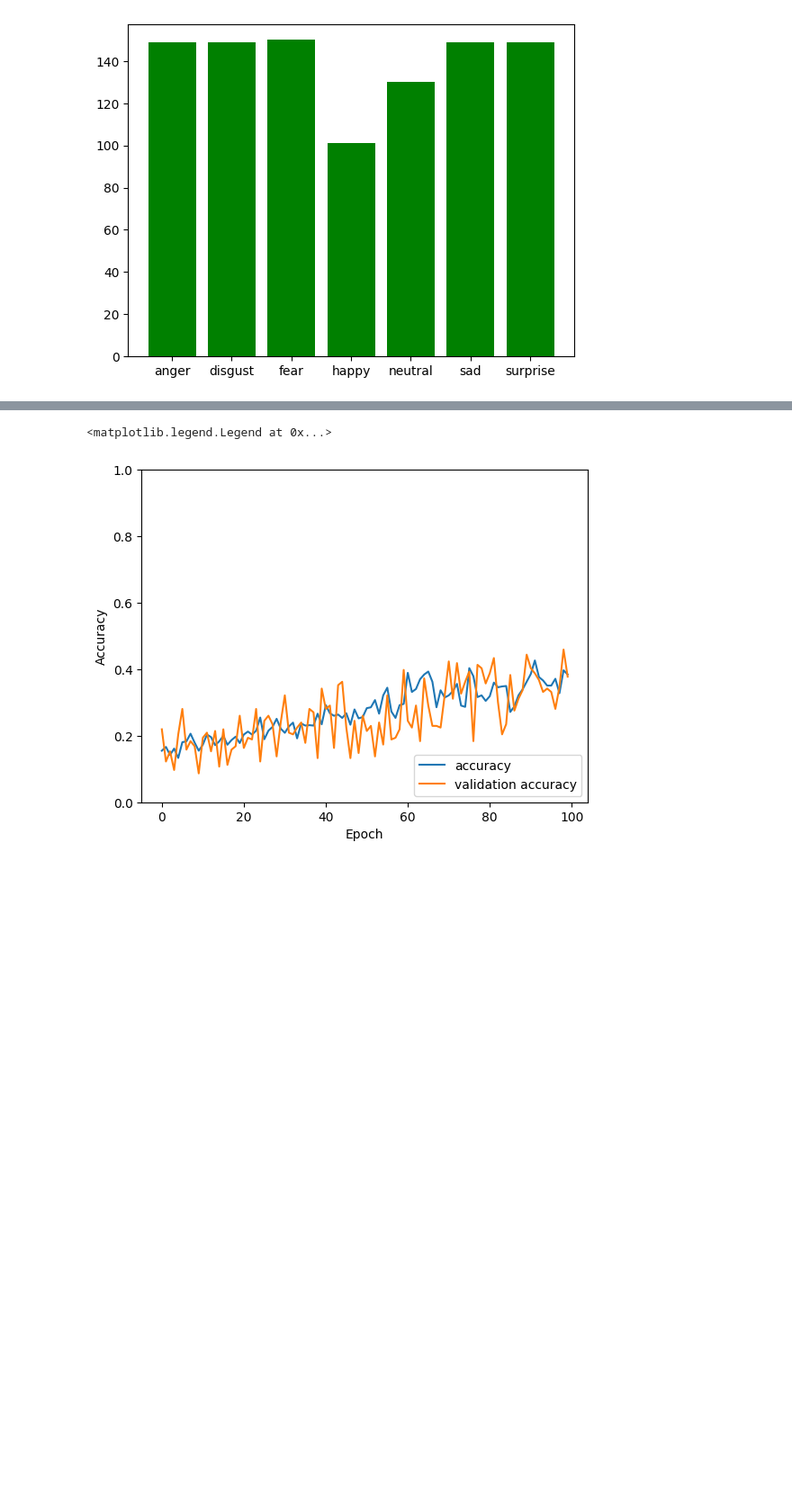
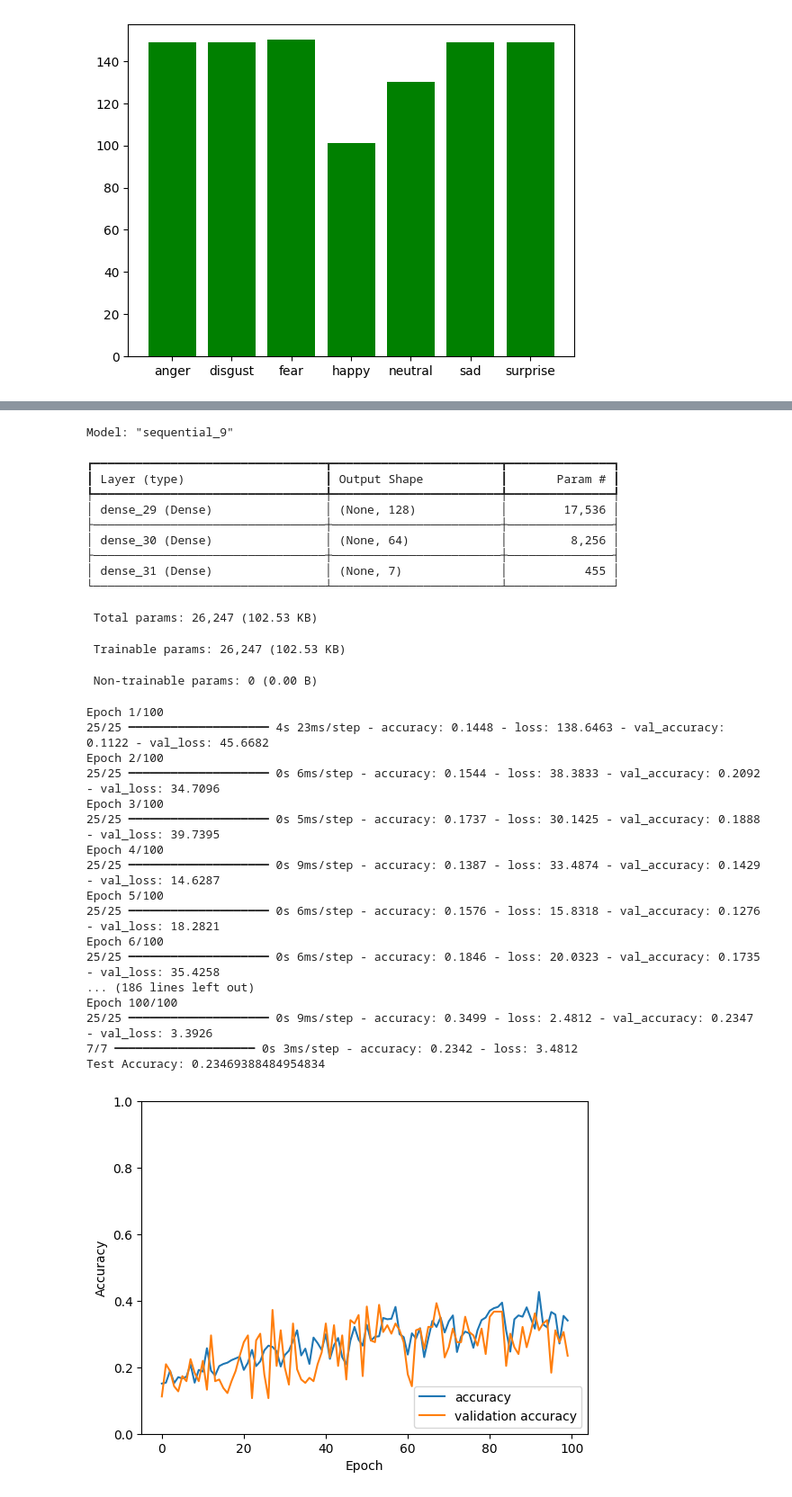
Before and after one commit to TARGAZ/MLChallenge, a Jupyter notebook: data_stats.ipynb, the cells around one changed output, grey strips where cells are left out. Shown at 90% size. Saved outputs shown, nothing was run; the diff lists cells and outputs as text; code cells hidden in the pictures; blank space fills up the shorter version.

```diff
--- a/data_stats.ipynb
+++ b/data_stats.ipynb
@@ -66,6 +78,12 @@ plot_image(0)
 # %%
 # Using sklearn to split data
 from sklearn.model_selection import train_test_split
+import keras
+from keras import utils
+from tensorflow.keras.models import Sequential
+from tensorflow.keras.layers import Dense
+
+print(keras.__version__)
 
 emotion_to_number = {
     "neutral": 0,
@@ -80,27 +98,30 @@ emotion_to_number = {
 # Convert labels to numbers
 y_int = np.array([emotion_to_number[label] for label in y])
 
+# One-hot encode the labels
+y_one_hot = utils.to_categorical(y_int, num_classes=7)
+
 # Split data
-X_train, X_test, y_train, y_test = train_test_split(X, y_int, test_size=0.2)
+X_train, X_test, y_train, y_test = train_test_split(X, y_one_hot, test_size=0.2)
 
 # Make sure that the data is float
 X_train = X_train.astype('float32')
 X_test = X_test.astype('float32')
 
-# Build a simple CNN model
-import tensorflow as tf
-from keras.models import Sequential
-
+# Create a simple model
 model = Sequential([
-    tf.keras.layers.Dense(128, activation='relu', input_shape=(X.shape[1],)),
-    tf.keras.layers.Dense(64, activation='relu'),
-    tf.keras.layers.Dense(7, activation='softmax')
+    Dense(128, activation='relu', input_shape=(X_train.shape[1],)),
+    Dense(64, activation='relu'),
+    Dense(7, activation='softmax')
 ])
 
-model.compile(optimizer='adam', loss='sparse_categorical_crossentropy', metrics=['accuracy'])
+model.summary()
+
+# Compile the model
+model.compile(optimizer='adam', loss='categorical_crossentropy', metrics=['accuracy'])
 
 # Train the model
-history = model.fit(X_train, y_train, epochs=100, validation_data=(X_test, y_test))
+history = model.fit(X_train, y_train, epochs=100, batch_size=32, validation_data=(X_test, y_test))
 
 # Plot training history
 plt.plot(history.history['accuracy'], label='accuracy')
@@ -109,4 +130,8 @@ plt.xlabel('Epoch')
 plt.ylabel('Accuracy')
 plt.ylim([0, 1])
 plt.legend(loc='lower right')
+
+# Evaluate the model
+loss, accuracy = model.evaluate(X_test, y_test)
+print("Test Accuracy:", accuracy)
 # %% [output]
@@ -130,2 +139,31 @@ Epoch 100/100
-<matplotlib.legend.Legend at 0x...>
+Model: "sequential_9"
+┏━━━━━━━━━━━━━━━━━━━━━━━━━━━━━━━━━┳━━━━━━━━━━━━━━━━━━━━━━━━┳━━━━━━━━━━━━━━━┓
+┃ Layer (type)                    ┃ Output Shape           ┃       Param # ┃
+┡━━━━━━━━━━━━━━━━━━━━━━━━━━━━━━━━━╇━━━━━━━━━━━━━━━━━━━━━━━━╇━━━━━━━━━━━━━━━┩
+│ dense_29 (Dense)                │ (None, 128)            │        17,536 │
+├─────────────────────────────────┼────────────────────────┼───────────────┤
+│ dense_30 (Dense)                │ (None, 64)             │         8,256 │
+├─────────────────────────────────┼────────────────────────┼───────────────┤
+│ dense_31 (Dense)                │ (None, 7)              │           455 │
+└─────────────────────────────────┴────────────────────────┴───────────────┘
+ Total params: 26,247 (102.53 KB)
+ Trainable params: 26,247 (102.53 KB)
+ Non-trainable params: 0 (0.00 B)
+Epoch 1/100
+25/25 ━━━━━━━━━━━━━━━━━━━━ 4s 23ms/step - accuracy: 0.1448 - loss: 138.6463 - val_accuracy: 0.1122 - val_loss: 45.6682
+Epoch 2/100
+25/25 ━━━━━━━━━━━━━━━━━━━━ 0s 6ms/step - accuracy: 0.1544 - loss: 38.3833 - val_accuracy: 0.2092 - val_loss: 34.7096
+Epoch 3/100
+25/25 ━━━━━━━━━━━━━━━━━━━━ 0s 5ms/step - accuracy: 0.1737 - loss: 30.1425 - val_accuracy: 0.1888 - val_loss: 39.7395
+Epoch 4/100
+25/25 ━━━━━━━━━━━━━━━━━━━━ 0s 9ms/step - accuracy: 0.1387 - loss: 33.4874 - val_accuracy: 0.1429 - val_loss: 14.6287
+Epoch 5/100
+25/25 ━━━━━━━━━━━━━━━━━━━━ 0s 6ms/step - accuracy: 0.1576 - loss: 15.8318 - val_accuracy: 0.1276 - val_loss: 18.2821
+Epoch 6/100
+25/25 ━━━━━━━━━━━━━━━━━━━━ 0s 6ms/step - accuracy: 0.1846 - loss: 20.0323 - val_accuracy: 0.1735 - val_loss: 35.4258
+... (186 lines left out)
+Epoch 100/100
+25/25 ━━━━━━━━━━━━━━━━━━━━ 0s 9ms/step - accuracy: 0.3499 - loss: 2.4812 - val_accuracy: 0.2347 - val_loss: 3.3926
+7/7 ━━━━━━━━━━━━━━━━━━━━ 0s 3ms/step - accuracy: 0.2342 - loss: 3.4812
+Test Accuracy: 0.23469388484954834
-[figure, old version]
+[figure, new version]
```
Also changed, not shown: parts of 12 cells of this notebook.
